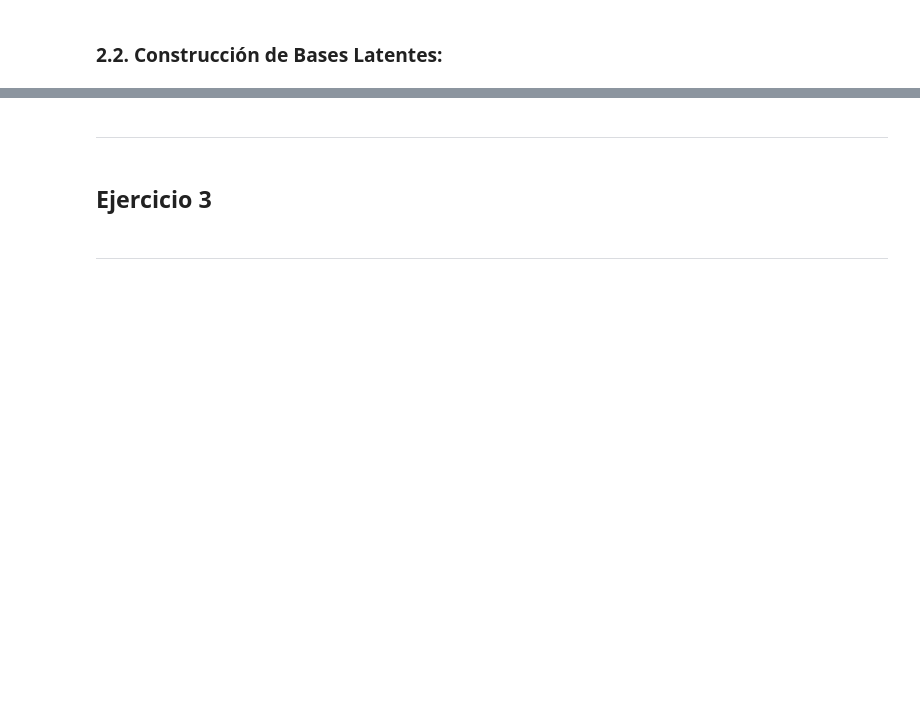
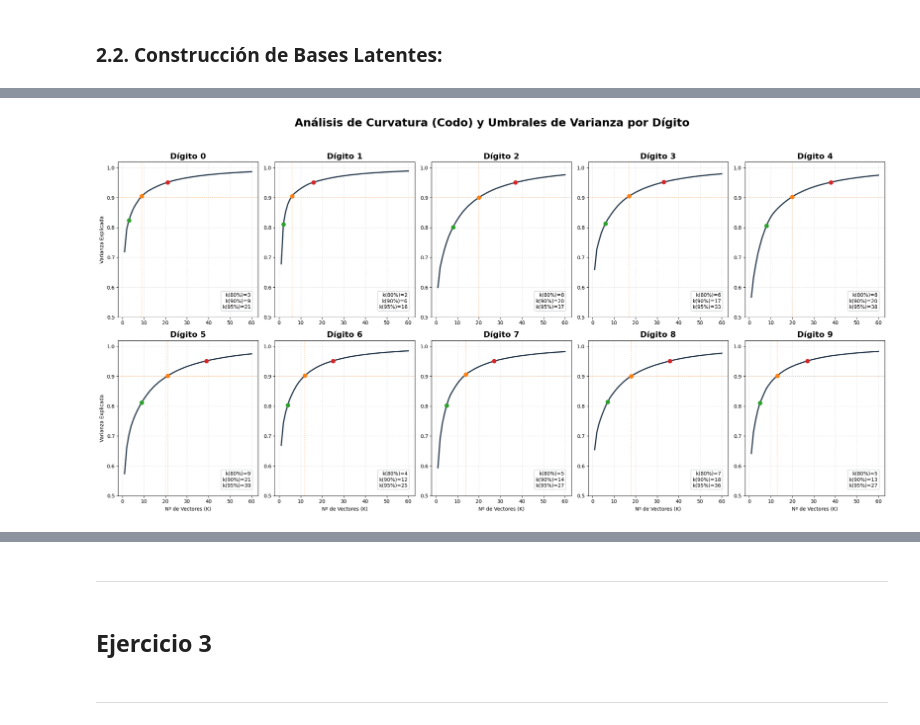
Before and after one commit to HeiderZapata/Applied-Math, a Jupyter notebook: Examen 2/Examen2-MatApl-Martinez-Zapata-Londono-Notebook.ipynb, the cells around one changed output, grey strips where cells are left out. Saved outputs shown, nothing was run; the diff lists cells and outputs as text; code cells hidden in the pictures; blank space fills up the shorter version.

Commit message:
Punto 2 completo, ish como

```diff
--- a/Examen 2/Examen2-MatApl-Martinez-Zapata-Londono-Notebook.ipynb
+++ b/Examen 2/Examen2-MatApl-Martinez-Zapata-Londono-Notebook.ipynb
@@ -123,13 +125,16 @@ Confirmamos que para cada digito tenemos:
 # %%
 # --- Visualización del resultado del muestreo ---
-# Vamos a graficar para confirmar que seleccionamos correctamente k imágenes de cada dígito
-fig, axes = plt.subplots(10, k, figsize=(k * 1.5, 12))
+# Mostraremos un máximo de 5 imágenes por dígito para no saturar la pantalla,
+# independientemente de qué tan grande sea 'k'.
+num_mostrar = min(k, 5)
+
+fig, axes = plt.subplots(10, num_mostrar, figsize=(num_mostrar * 1.5, 12))
 
 for d in range(10):
-    for i in range(k):
+    for i in range(num_mostrar):
         # Seleccionamos el eje correspondiente
         ax = axes[d, i]
-        # Mostramos la imagen (matriz 28x28)
+        # Mostramos la imagen cruda (matriz 28x28)
         ax.imshow(imagenes_crudas_k[d][i], cmap='gray')
         ax.axis('off')
 
@@ -272,0 +441,66 @@ de $M_{d}$, denotemos a esa base como $B_{d}$ y llamemos a ese espacio generado
+# %%
+import matplotlib.pyplot as plt
+import numpy as np
+
+# Configuración de la figura para que sea legible y estética
+fig, axes = plt.subplots(2, 5, figsize=(22, 12))
+fig.suptitle('Análisis de Curvatura (Codo) y Umbrales de Varianza por Dígito', fontsize=22, fontweight='bold', y=0.95)
+
+# Diccionario para guardar los hallazgos y comparar al final
+analisis_k = {}
+
+for d in range(10):
+    M_d = Md_matrices[d]
+    _, S_d, _ = np.linalg.svd(M_d, full_matrices=False)
+
+    # Varianza acumulada
+    varianza_acum = np.cumsum(S_d**2) / np.sum(S_d**2)
+
+    # Encontramos los hitos matemáticos
+    k80 = np.argmax(varianza_acum >= 0.80) + 1
+    k90 = np.argmax(varianza_acum >= 0.90) + 1
+    k95 = np.argmax(varianza_acum >= 0.95) + 1
+    analisis_k[d] = [k80, k90, k95]
+
+    row, col = d // 5, d % 5
+    ax = axes[row, col]
+
+    # 1. Graficamos la curva principal (los primeros 60 componentes para ver bien el codo)
+    rango_visual = range(1, 61)
+    ax.plot(rango_visual, varianza_acum[:60], color='#2c3e50', linewidth=2.5, label='Varianza Acum.')
+
+    # 2. Marcamos los puntos de control con colores distintos
+    ax.scatter(k80, varianza_acum[k80-1], color='tab:green', s=60, zorder=5, label='80%')
+    ax.scatter(k90, varianza_acum[k90-1], color='tab:orange', s=60, zorder=5, label='90%')
+    ax.scatter(k95, varianza_acum[k95-1], color='tab:red', s=60, zorder=5, label='95%')
+
+    # 3. Añadimos líneas guía muy sutiles para ver la proyección hacia los ejes
+    ax.axvline(x=k90, color='tab:orange', linestyle=':', alpha=0.4)
+    ax.axhline(y=0.90, color='tab:orange', linestyle=':', alpha=0.4)
+
+    # Estética del subgráfico
+    ax.set_title(f'Dígito {d}', fontsize=16, fontweight='bold')
+    ax.set_ylim(0.5, 1.02)
+    ax.grid(True, linestyle='--', alpha=0.3)
+
+    # Leyenda interna compacta con los valores de K
+    texto_k = f"k(80%)={k80}\nk(90%)={k90}\nk(95%)={k95}"
+    ax.text(0.95, 0.05, texto_k, transform=ax.transAxes, fontsize=10,
+            verticalalignment='bottom', horizontalalignment='right',
+            bbox=dict(boxstyle='round', facecolor='white', alpha=0.8, edgecolor='#bdc3c7'))
+
+    if row == 1: ax.set_xlabel('Nº de Vectores (K)')
+    if col == 0: ax.set_ylabel('Varianza Explicada')
+
+plt.tight_layout(rect=[0, 0.03, 1, 0.92])
+plt.show()
+
+# --- TABLA RESUMEN PARA COMPARAR COMPLEJIDAD ---
+print(f"{'Dígito':<8} | {'k(80%)':<8} | {'k(90%)':<8} | {'k(95%)':<8} | {'Complejidad'}")
+print("-" * 60)
+for d, ks in analisis_k.items():
+    # Una métrica simple de complejidad: a mayor k para llegar al 90%, más complejo es el trazo.
+    comp = "Alta" if ks[1] > 12 else "Baja" if ks[1] < 7 else "Media"
+    print(f"{d:<8} | {ks[0]:<8} | {ks[1]:<8} | {ks[2]:<8} | {comp}")
+# %% [output]
+[figure, added]
```
Also changed, not shown: parts of 46 cells of this notebook.
